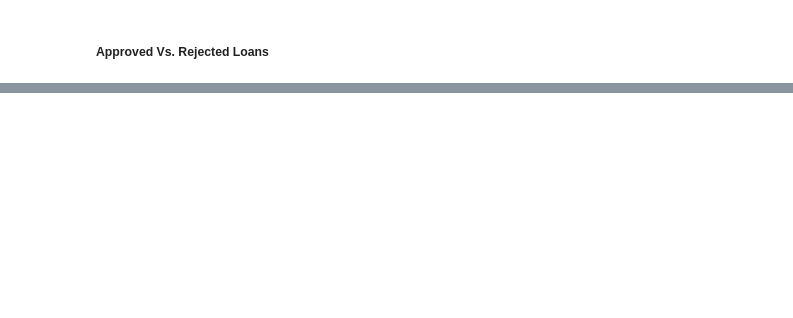
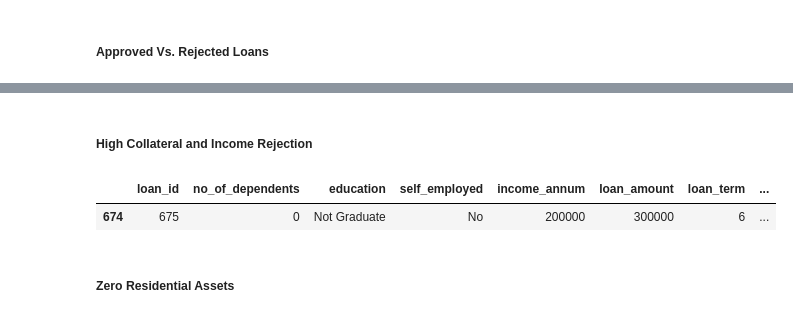
Before and after one commit to blakedennett/LoanApprovalProject, a Jupyter notebook: analysis.ipynb, the cells around one changed output, grey strips where cells are left out. Cells and saved outputs as stored; diff of their text form; code cells hidden in the pictures; blank space fills up the shorter version.

```diff
--- a/analysis.ipynb
+++ b/analysis.ipynb
@@ -253,0 +253,11 @@ dtype: float64
+# %% [markdown]
+##### High Collateral and Income Rejection
+# %%
+odd_point = df[(df[' loan_coll_ratio'] == 0.25) & (df[' loan_income_ratio'] == 1.5)]
+
+odd_point
+# %% [output]
+|  | loan_id | no_of_dependents | education | self_employed | income_annum | loan_amount | loan_term | ... |
+| 674 | 675 | 0 | Not Graduate | No | 200000 | 300000 | 6 | ... |
+# %% [markdown]
+##### Zero Residential Assets
```
Also changed, not shown: parts of 3 cells of this notebook, 4 other files.
